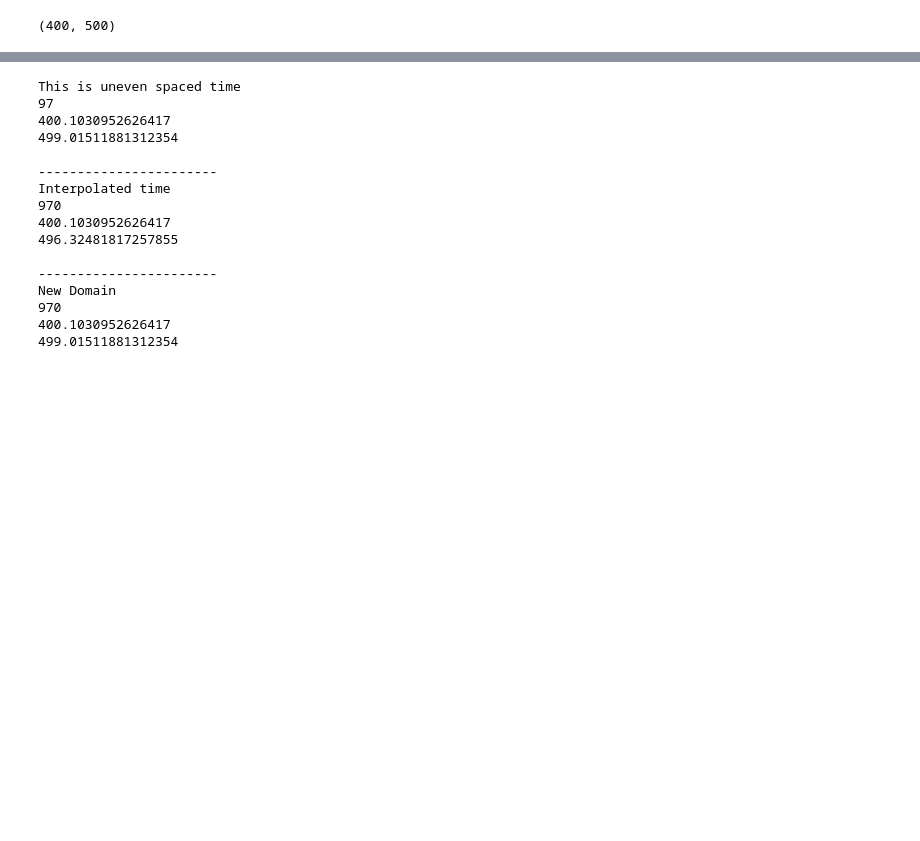
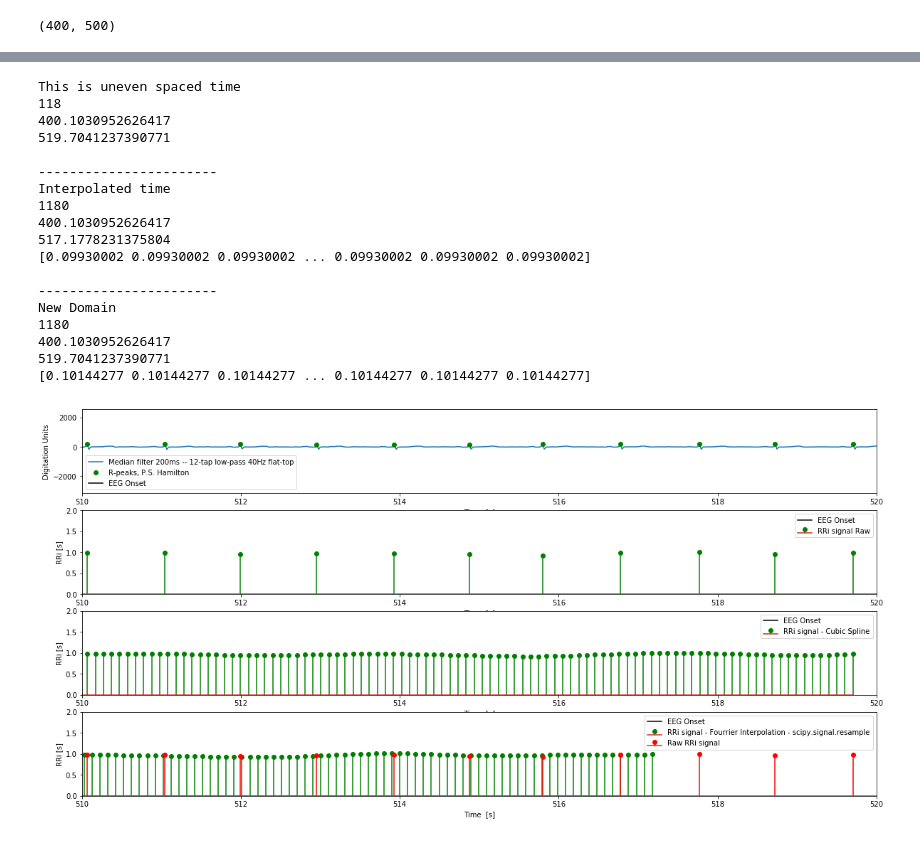
Before and after one commit to yinxiaojing1/pre_epi_seizures, a Jupyter notebook: pre_epi_seizures/hrv_computation.ipynb, the cells around one changed output, grey strips where cells are left out. Drawn from its saved outputs; the diff is of its cells as text; code cells hidden in the pictures; blank space fills up the shorter version.

```diff
--- a/pre_epi_seizures/hrv_computation.ipynb
+++ b/pre_epi_seizures/hrv_computation.ipynb
@@ -237,16 +238,17 @@ AttributeError: 'module' object has no attribute 'plotly'
 from scipy.signal import resample
 from scipy.interpolate import interp1d
 
-window = [400, 500]
 
 
-# Define a window right here. Make a list, it is simpler
+
+# Define a window for interpolation, in seconds, right here. Make a list, it is simpler
 # --->
+window_interpolation = [400, 520]
 #-------------------------------------------------------
 
 # Get a window of the time samples, plus element for interpolation
-time_sec_bool = np.where(np.logical_and(time_sec_rri>=window[0],
-                                        time_sec_rri<=window[-1]))
+time_sec_bool = np.where(np.logical_and(time_sec_rri>=window_interpolation[0],
+                                        time_sec_rri<=window_interpolation[-1]))
 
 # Get RRi signal
 window_time_sec_rri = time_sec_rri[time_sec_bool]
@@ -274,7 +276,7 @@ f = interp1d(window_time_sec_rri,
 
 new_domain = np.linspace(window_time_sec_rri[0],
                         window_time_sec_rri[-1],
-                        len(window_time_sec_rri) * L)
+                        len(window_rri) * L)
 resampled_rri_window_cubic = f(new_domain)
 
 
@@ -289,6 +291,7 @@ print 'Interpolated time'
 print len(resample_rri_time_sec)
 print resample_rri_time_sec[0]
 print resample_rri_time_sec[-1]
+print np.diff(resample_rri_time_sec)
 print ''
 print '-----------------------'
 
@@ -296,21 +299,71 @@ print 'New Domain'
 print len(new_domain)
 print new_domain[0]
 print new_domain[-1]
+print np.diff(new_domain)
 # %% [output]
 This is uneven spaced time
-97
+118
 400.1030952626417
-499.01511881312354
+519.7041237390771
 
 -----------------------
 Interpolated time
-970
+1180
 400.1030952626417
-496.32481817257855
+517.1778231375804
+[0.09930002 0.09930002 0.09930002 ... 0.09930002 0.09930002 0.09930002]
 
 -----------------------
 New Domain
-970
+1180
 400.1030952626417
-499.01511881312354
+519.7041237390771
+[0.10144277 0.10144277 0.10144277 ... 0.10144277 0.10144277 0.10144277]
+# %%
+window = [510, 520]
+
+# Plot the signal
+plt.figure(figsize=(20, 10))
+
+plt.subplot(411)
+plt.plot(time_sec, medianFIR_ecg.T)
+plt.plot(time_sec[rpeaks_hamilton], medianFIR_ecg.T[rpeaks_hamilton], 'go')
+plt.axvline(x=50*60, c='k')
+plt.legend(['Median filter 200ms -- 12-tap low-pass 40Hz flat-top' , 'R-peaks, P.S. Hamilton', 'EEG Onset'])
+plt.xlabel('Time  [s]')
+plt.ylabel('Digitation Units')
+plt.xlim(window)
+
+plt.subplot(412)
+plt.stem(time_sec_rri, rri, 'g', markerfmt='go')
+plt.axvline(x=50*60, c='k')
+plt.legend(['EEG Onset', 'RRi signal Raw'])
+plt.xlabel('Time  [s]')
+plt.ylabel('RRi [s]')
+plt.xlim(window)
+plt.ylim(0, 2)
+
+plt.subplot(413)
+plt.stem(new_domain, resampled_rri_window_cubic, 'g', markerfmt='go')
+plt.axvline(x=50*60, c='k')
+plt.legend(['EEG Onset', 'RRi signal - Cubic Spline'])
+plt.xlabel('Time  [s]')
+plt.ylabel('RRi [s]')
+plt.xlim(window)
+plt.ylim(0, 2)
+
+plt.subplot(414)
+plt.stem(resample_rri_time_sec, resample_rri, 'g', markerfmt='go')
+plt.stem(time_sec_rri, rri, 'r', markerfmt='ro')
+
+plt.axvline(x=50*60, c='k')
+plt.legend(['EEG Onset', 'RRi signal - Fourrier Interpolation - scipy.signal.resample', 'Raw RRi signal'])
+plt.xlabel('Time  [s]')
+plt.ylabel('RRi [s]')
+plt.xlim(window)
+plt.ylim(0, 2)
+
+plt.show()
+# %% [output]
+[figure, added]
 # %%
```
Also changed, not shown: parts of 4 cells of this notebook, 1 other file.
